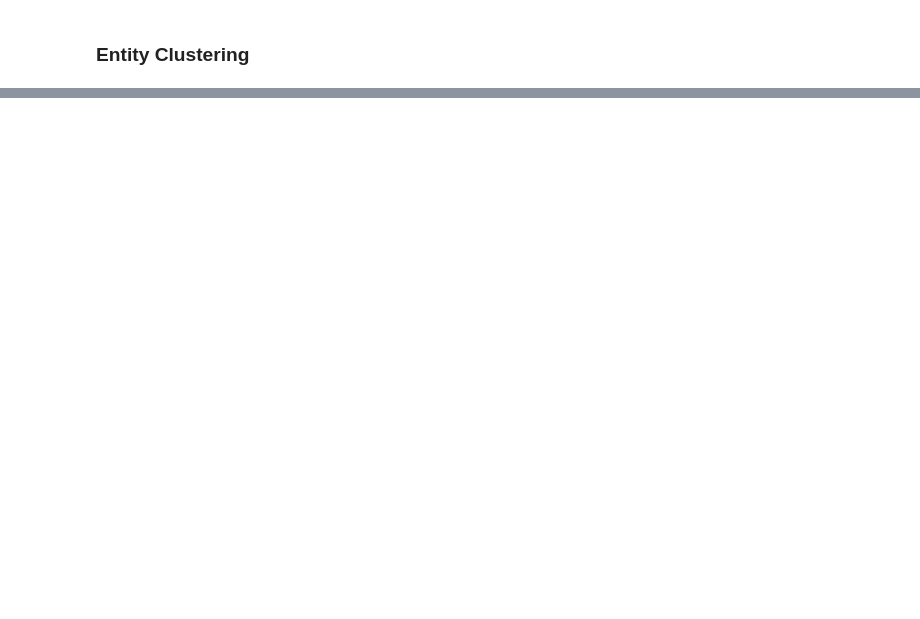
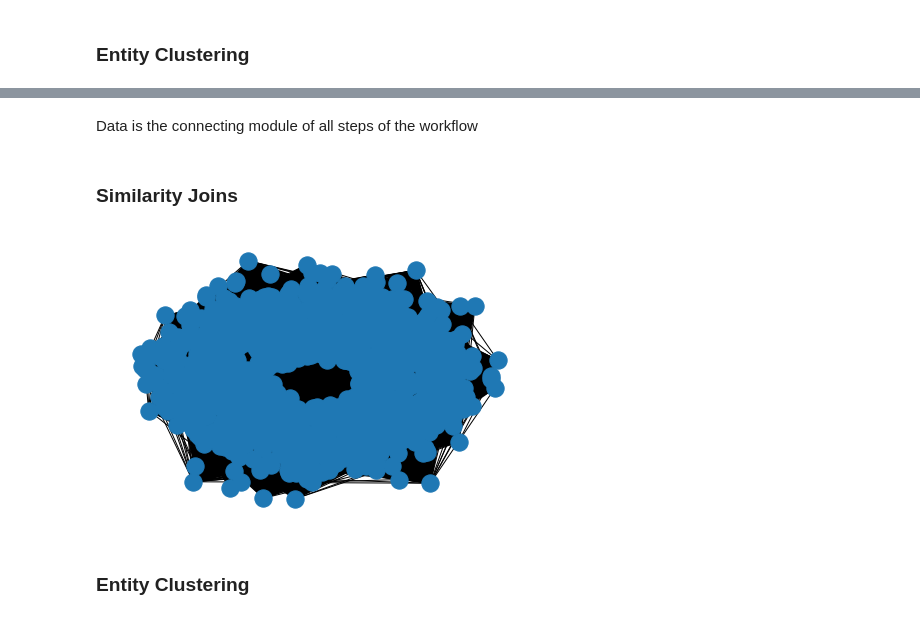
Before and after one commit to ilias6/Parallel-pyJedAI, a Jupyter notebook: src/dirty_er.ipynb, the cells around one changed output, grey strips where cells are left out. Drawn from its saved outputs; the diff is of its cells as text; code cells hidden in the pictures; blank space fills up the shorter version.

```diff
--- a/src/dirty_er.ipynb
+++ b/src/dirty_er.ipynb
@@ -274,0 +291,17 @@ e.confusion_matrix()
+# %% [markdown]
+Data is the connecting module of all steps of the workflow
+# %%
+from datamodel import Data
+d1 = pd.read_csv("../data/cora/cora.csv", sep='|')
+gt = pd.read_csv("../data/cora/cora_gt.csv", sep='|', header=None)
+attr = ['Entity Id','author', 'title']
+data = Data(
+    dataset_1=d1,
+    id_column_name_1='Entity Id',
+    ground_truth=gt,
+    attributes_1=attr
+)
+
+data.process(cora_text_cleaning_method)
+# %% [markdown]
+### Similarity Joins
@@ -274,0 +310,14 @@ e.confusion_matrix()
+# %%
+SAJ = SchemaAgnosticJoin(
+    threshold=0.6,
+    metric='sorensen_dice',
+    tokenization='standard'
+)
+
+graph = SAJ.fit(data)
+# %%
+draw(graph)
+# %% [output]
+[figure, added]
+# %% [markdown]
+### Entity Clustering
```
Also changed, not shown: parts of 11 cells of this notebook, 2 other files.
